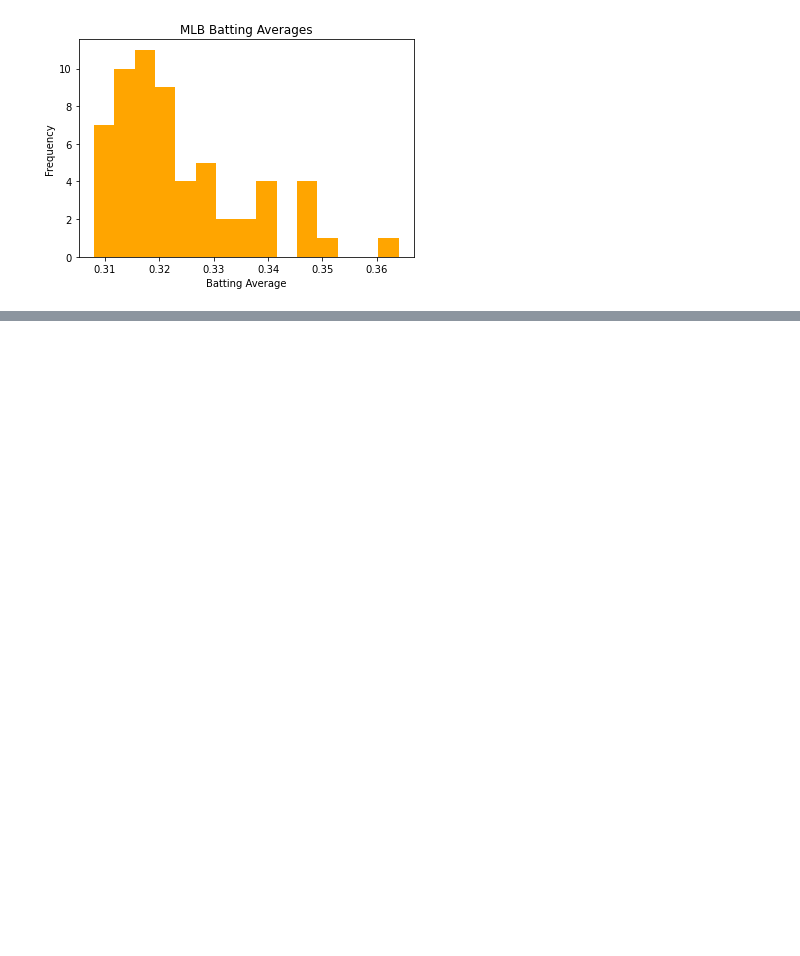
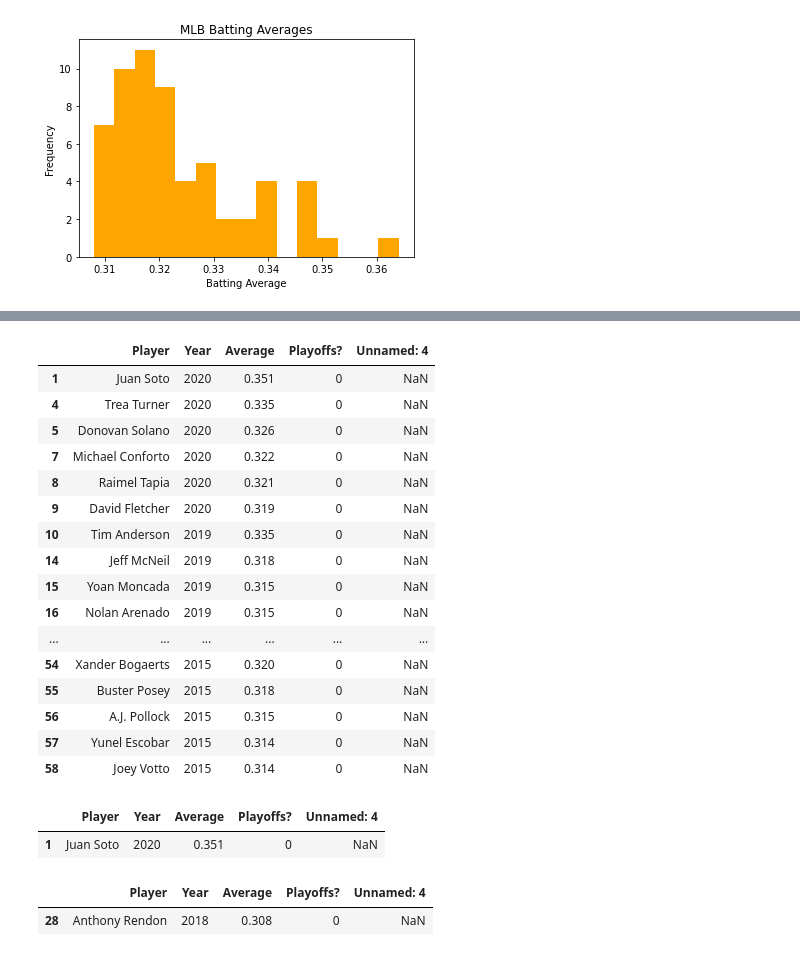
Before and after one commit to rdulski8/Personal_Dataset_Project, a Jupyter notebook: Personal Dataset.ipynb, the cells around one changed output, grey strips where cells are left out. Saved outputs shown, nothing was run; the diff lists cells and outputs as text; code cells hidden in the pictures; blank space fills up the shorter version.

```diff
--- a/Personal Dataset.ipynb
+++ b/Personal Dataset.ipynb
@@ -49,0 +54,30 @@ array([[<matplotlib.axes._subplots.AxesSubplot object at 0x...>,
+# %%
+df.loc[df['Playoffs?']==0]
+# %% [output]
+|  | Player | Year | Average | Playoffs? | Unnamed: 4 |
+| 1 | Juan Soto | 2020 | 0.351 | 0 | NaN |
+| 4 | Trea Turner | 2020 | 0.335 | 0 | NaN |
+| 5 | Donovan Solano | 2020 | 0.326 | 0 | NaN |
+| 7 | Michael Conforto | 2020 | 0.322 | 0 | NaN |
+| 8 | Raimel Tapia | 2020 | 0.321 | 0 | NaN |
+| 9 | David Fletcher | 2020 | 0.319 | 0 | NaN |
+| 10 | Tim Anderson | 2019 | 0.335 | 0 | NaN |
+| 14 | Jeff McNeil | 2019 | 0.318 | 0 | NaN |
+| 15 | Yoan Moncada | 2019 | 0.315 | 0 | NaN |
+| 16 | Nolan Arenado | 2019 | 0.315 | 0 | NaN |
+| ... | ... | ... | ... | ... | ... |
+| 54 | Xander Bogaerts | 2015 | 0.320 | 0 | NaN |
+| 55 | Buster Posey | 2015 | 0.318 | 0 | NaN |
+| 56 | A.J. Pollock | 2015 | 0.315 | 0 | NaN |
+| 57 | Yunel Escobar | 2015 | 0.314 | 0 | NaN |
+| 58 | Joey Votto | 2015 | 0.314 | 0 | NaN |
+# %%
+trimmed_df.loc[trimmed_df["Average "]>0.350]
+# %% [output]
+|  | Player | Year | Average | Playoffs? | Unnamed: 4 |
+| 1 | Juan Soto | 2020 | 0.351 | 0 | NaN |
+# %%
+trimmed_df.loc[trimmed_df["Average "]<0.310]
+# %% [output]
+|  | Player | Year | Average | Playoffs? | Unnamed: 4 |
+| 28 | Anthony Rendon | 2018 | 0.308 | 0 | NaN |
```
Also changed, not shown: parts of 7 cells of this notebook.
